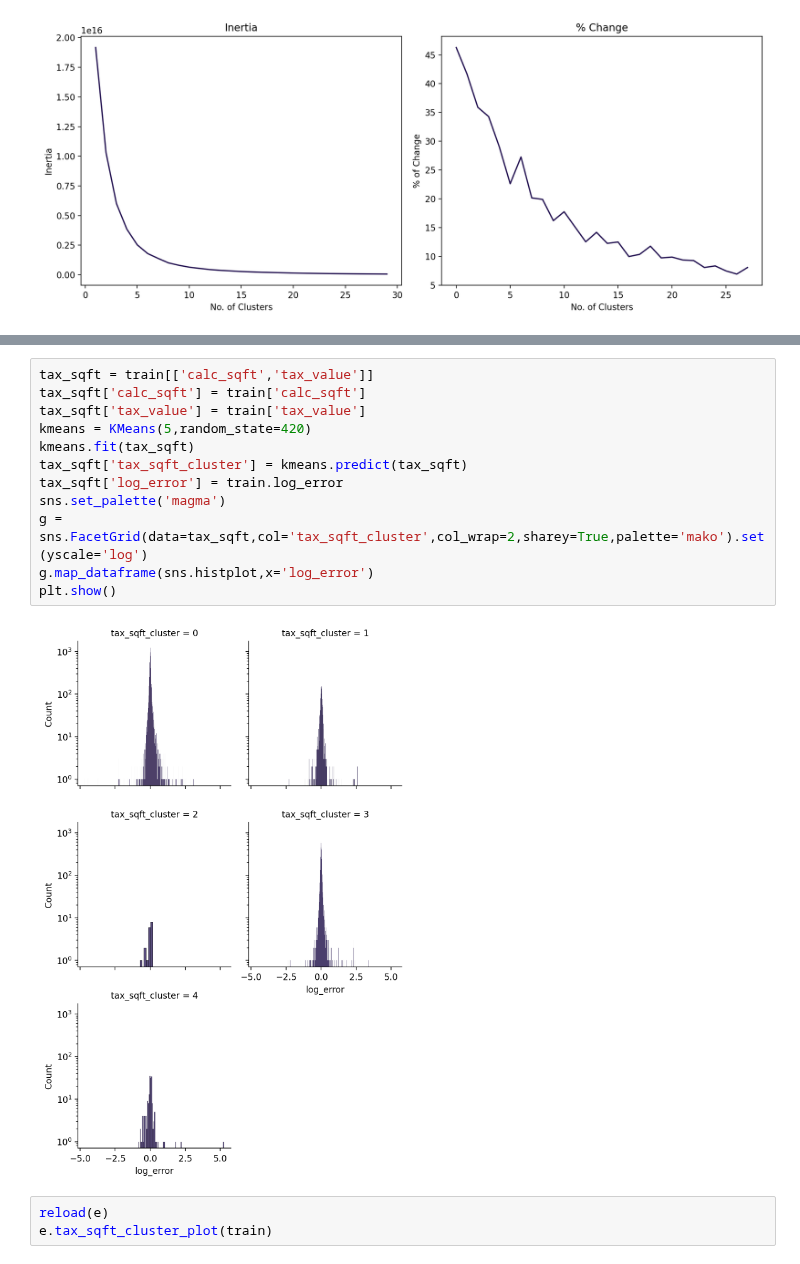
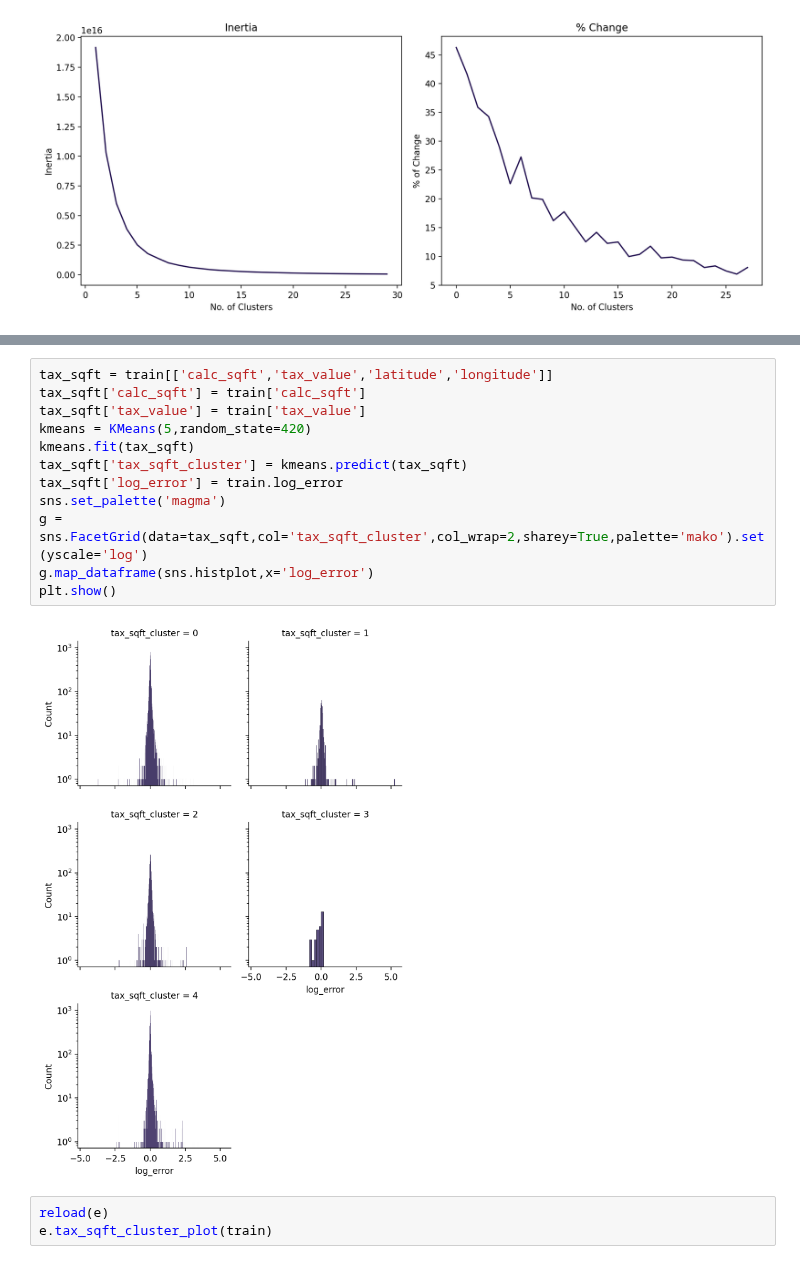
Before and after one commit to L-G-B-Team/clustering-project, a Jupyter notebook: woody_explore.ipynb, the cells around one changed output, grey strips where cells are left out. Drawn from its saved outputs; the diff is of its cells as text.

```diff
--- a/woody_explore.ipynb
+++ b/woody_explore.ipynb
@@ -94,17 +94,17 @@ e.generate_elbow(tax_sqft,k_min=1,k_max=30)
 # %%
-tax_sqft = train[['calc_sqft','tax_value']]
+tax_sqft = train[['calc_sqft','tax_value','latitude','longitude']]
 tax_sqft['calc_sqft'] = train['calc_sqft']
 tax_sqft['tax_value'] = train['tax_value']
 kmeans = KMeans(5,random_state=420)
 kmeans.fit(tax_sqft)
 tax_sqft['tax_sqft_cluster'] = kmeans.predict(tax_sqft)
 tax_sqft['log_error'] = train.log_error
 sns.set_palette('magma')
 g = sns.FacetGrid(data=tax_sqft,col='tax_sqft_cluster',col_wrap=2,sharey=True,palette='mako').set(yscale='log')
 g.map_dataframe(sns.histplot,x='log_error')
 plt.show()
 # %% [output]
-[figure, old version]
+[figure, new version]
 # %%
 reload(e)
 e.tax_sqft_cluster_plot(train)
```
Also changed, not shown: parts of 2 cells of this notebook, 2 other files.
